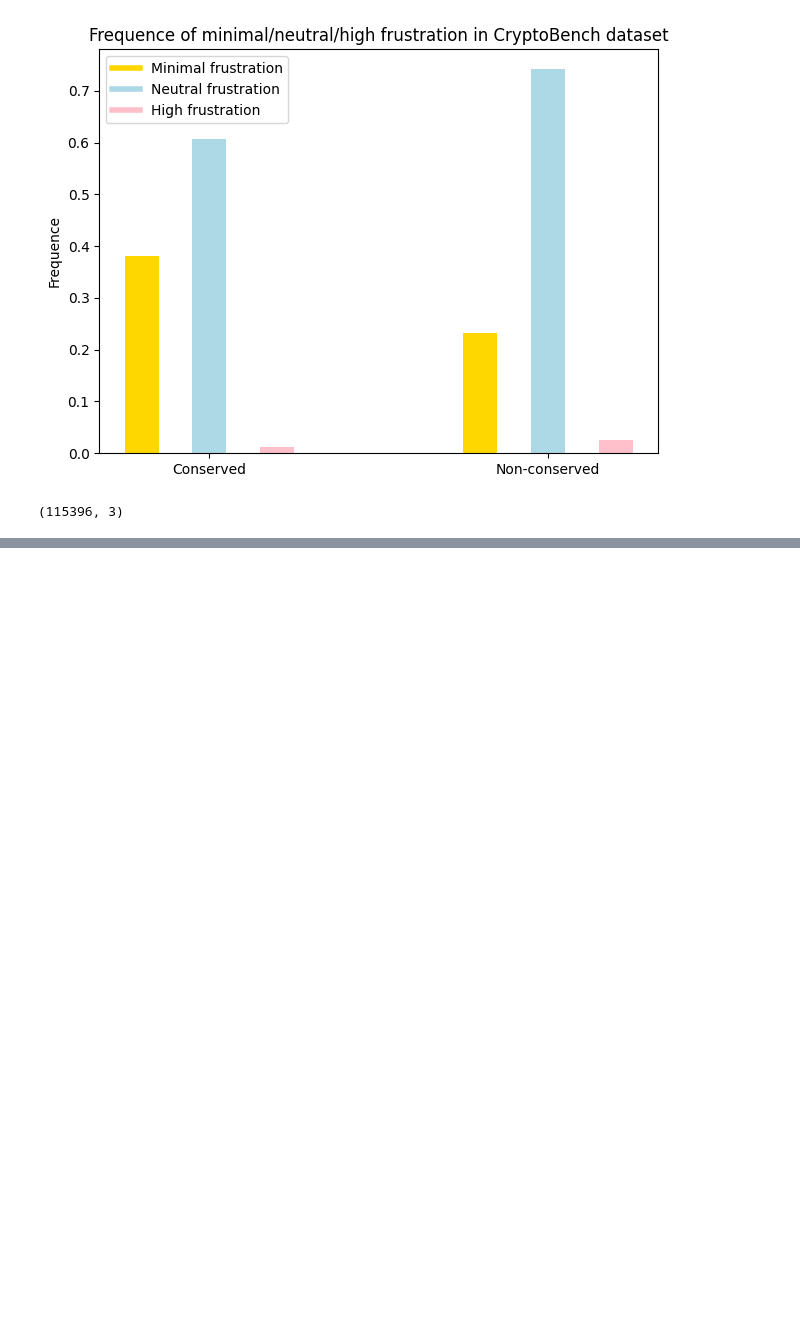
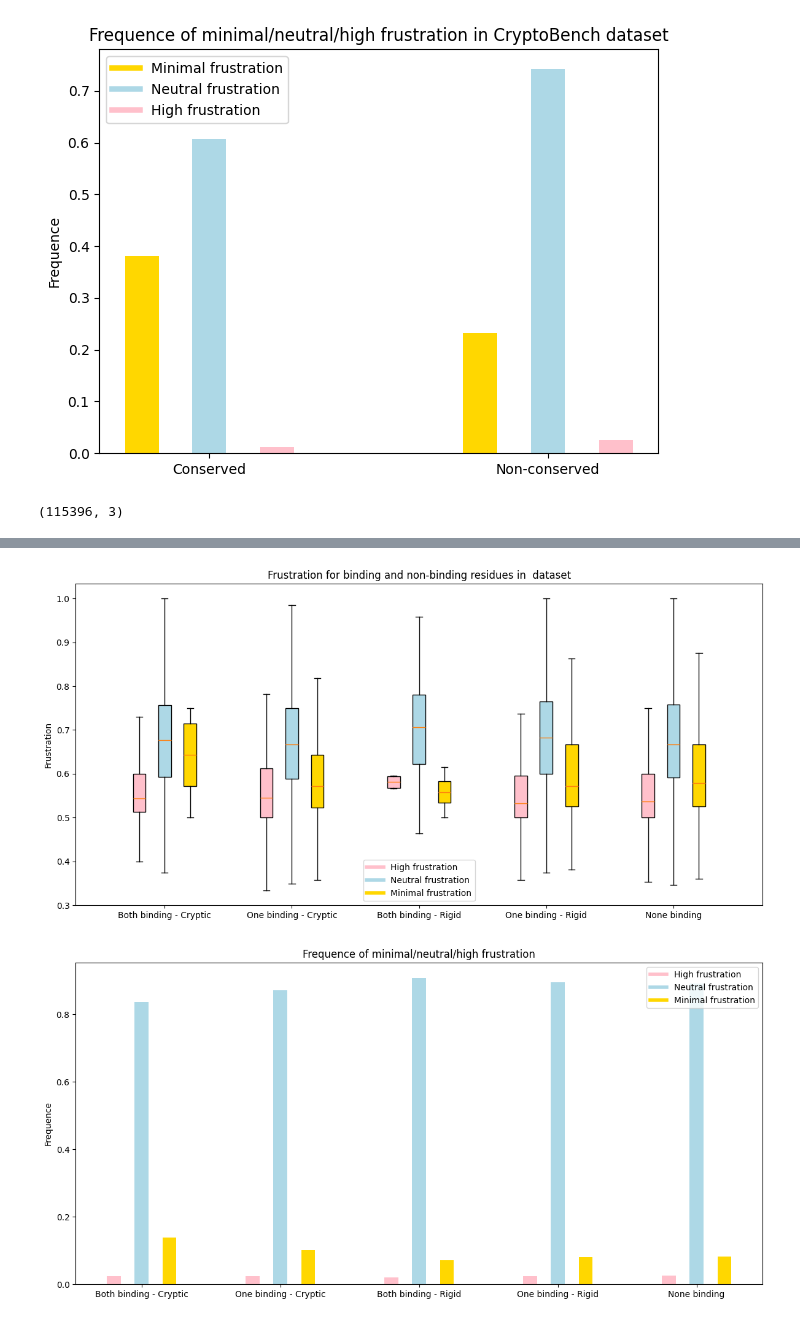
Before and after one commit to skrhakv/pocket-movement-analysis, a Jupyter notebook: src/feature-analysis/frustration/analysis.ipynb, the cells around one changed output, grey strips where cells are left out. Saved outputs shown, nothing was run; the diff lists cells and outputs as text; code cells hidden in the pictures; blank space fills up the shorter version.

Commit message:
compute frequency for configurational mode

```diff
--- a/src/feature-analysis/frustration/analysis.ipynb
+++ b/src/feature-analysis/frustration/analysis.ipynb
@@ -726,0 +732,13 @@ AssertionError:
+# %%
+# both_binding_values_cryptic, one_binding_values_cryptic, none_binding_values_cryptic = load_dataset('cryptobench-dataset', 'configurational')
+# both_binding_values_rigid, one_binding_values_rigid, none_binding_values_rigid = load_dataset('rigid-dataset', 'configurational')
+#
+# none_binding_values = none_binding_values_rigid
+# none_binding_values.extend(none_binding_values_cryptic)
+# labels = ['Both binding - Cryptic', 'One binding - Cryptic', 'Both binding - Rigid', 'One binding - Rigid', 'None binding']
+
+print_plots([both_binding_values_cryptic, one_binding_values_cryptic,
+             both_binding_values_rigid, one_binding_values_rigid, none_binding_values], labels=labels)
+# %% [output]
+[figure, added]
+[figure, added]
```
Also changed, not shown: parts of 4 cells of this notebook.
